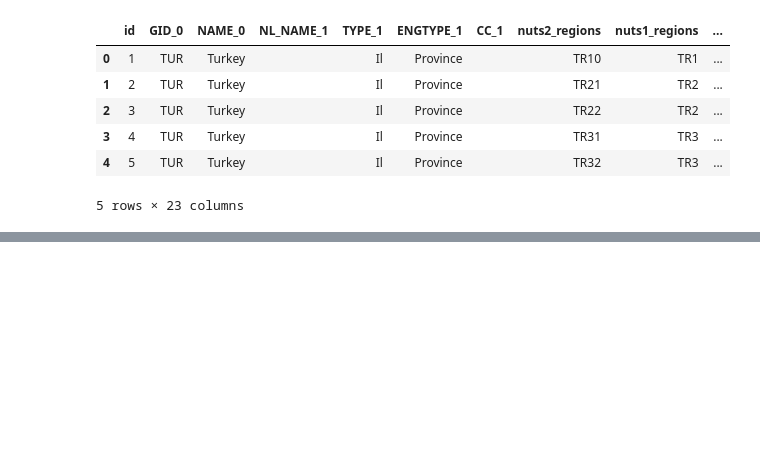
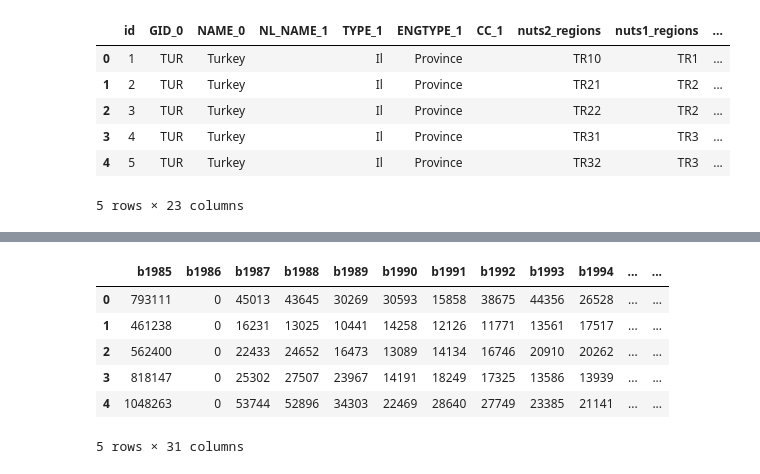
Before and after one commit to worldbank/GOST_PublicGoods, a Jupyter notebook: Implementations/FY21/URB_TurkeyUrbanizationReview/URB_TurkeyUrbanizationReview.ipynb, the cells around one changed output, grey strips where cells are left out. Saved outputs shown, nothing was run; the diff lists cells and outputs as text; code cells hidden in the pictures; blank space fills up the shorter version.

```diff
--- a/Implementations/FY21/URB_TurkeyUrbanizationReview/URB_TurkeyUrbanizationReview.ipynb
+++ b/Implementations/FY21/URB_TurkeyUrbanizationReview/URB_TurkeyUrbanizationReview.ipynb
@@ -79,0 +268,10 @@ inD.to_file("/home/wb411133/temp/TUR/NUTS2_attributed.shp")
+# %%
+city_res.head()
+# %% [output]
+|  | b1985 | b1986 | b1987 | b1988 | b1989 | b1990 | b1991 | b1992 | b1993 | b1994 | ... | ... |
+| 0 | 793111 | 0 | 45013 | 43645 | 30269 | 30593 | 15858 | 38675 | 44356 | 26528 | ... | ... |
+| 1 | 461238 | 0 | 16231 | 13025 | 10441 | 14258 | 12126 | 11771 | 13561 | 17517 | ... | ... |
+| 2 | 562400 | 0 | 22433 | 24652 | 16473 | 13089 | 14134 | 16746 | 20910 | 20262 | ... | ... |
+| 3 | 818147 | 0 | 25302 | 27507 | 23967 | 14191 | 18249 | 17325 | 13586 | 13939 | ... | ... |
+| 4 | 1048263 | 0 | 53744 | 52896 | 34303 | 22469 | 28640 | 27749 | 23385 | 21141 | ... | ... |
+5 rows × 31 columns
```
Also changed, not shown: parts of 27 cells of this notebook, 1 other file.
